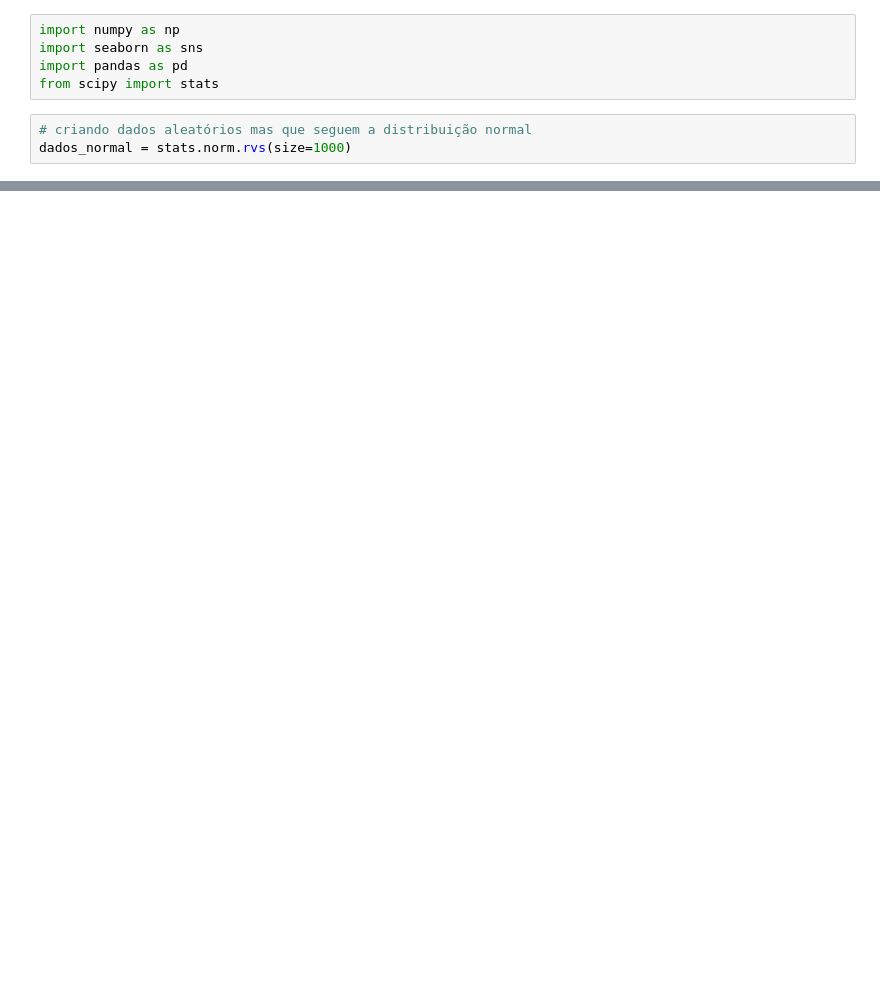
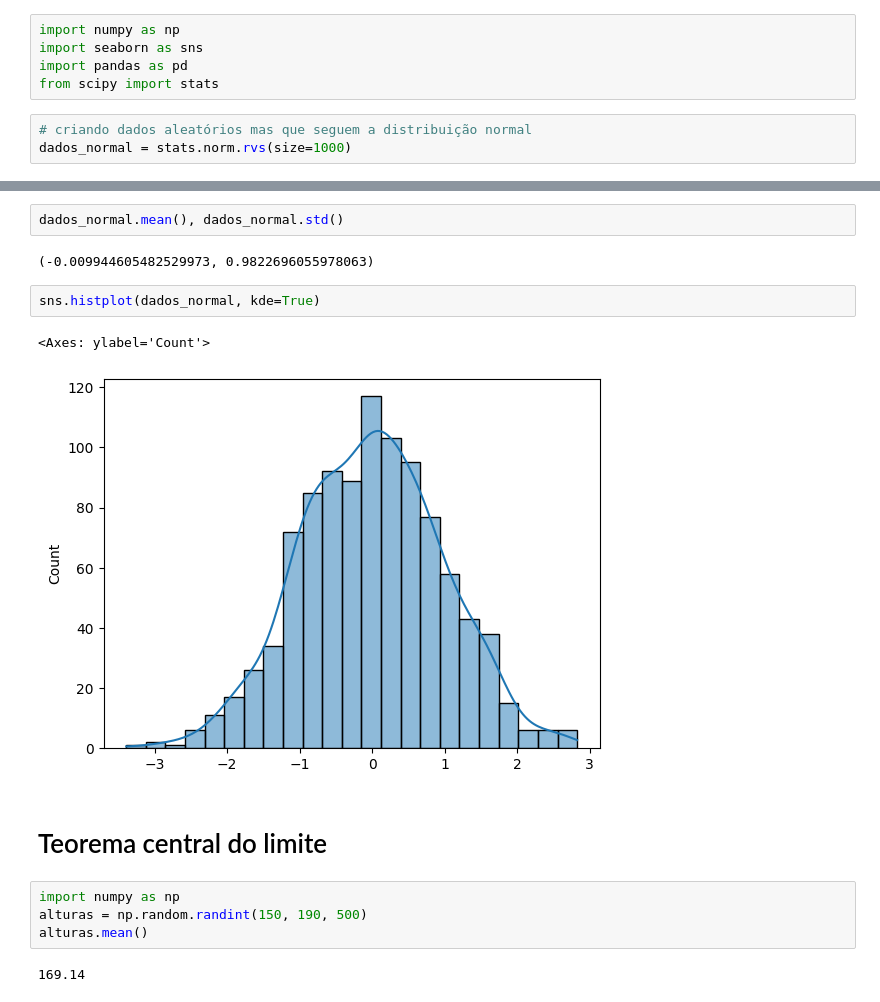
Before and after one commit to ramoonmedeiro/statistics, a Jupyter notebook: distribuicoes/distribuicao.ipynb, the cells around one changed output, grey strips where cells are left out. Saved outputs shown, nothing was run; the diff lists cells and outputs as text; blank space fills up the shorter version.

```diff
--- a/distribuicoes/distribuicao.ipynb
+++ b/distribuicoes/distribuicao.ipynb
@@ -28,0 +29,17 @@ array([-8.18411658e-01, -8.53368189e-01,  1.28270092e+00, -1.10900965e+00,
+# %%
+dados_normal.mean(), dados_normal.std()
+# %% [output]
+(-0.009944605482529973, 0.9822696055978063)
+# %%
+sns.histplot(dados_normal, kde=True)
+# %% [output]
+<Axes: ylabel='Count'>
+[figure, added]
+# %% [markdown]
+# Teorema central do limite
+# %%
+import numpy as np
+alturas = np.random.randint(150, 190, 500)
+alturas.mean()
+# %% [output]
+169.14
```
Also changed, not shown: parts of 22 cells of this notebook, 15 other files.
